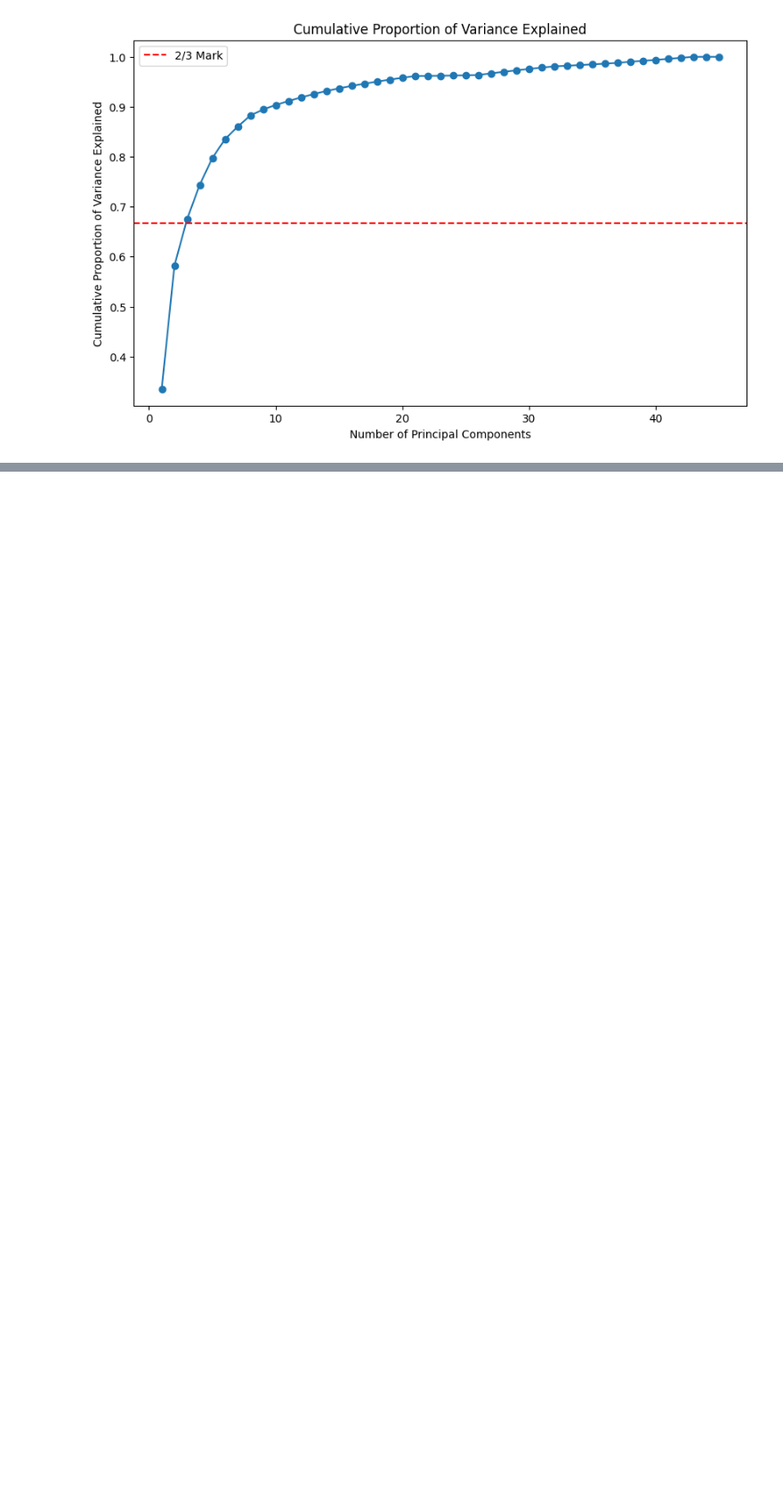
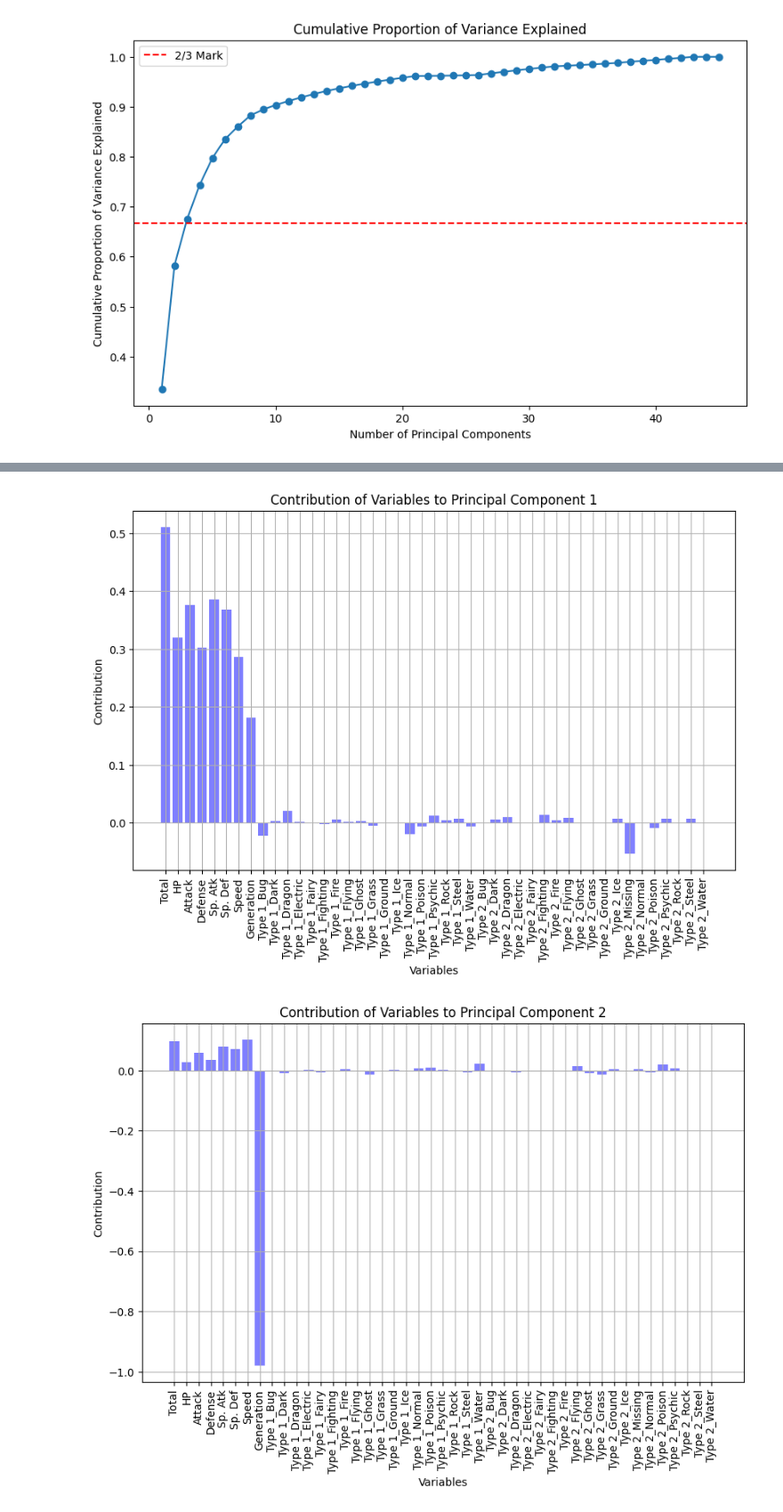
Before and after one commit to j6h666/RR_project, a Jupyter notebook: Pokemon_Clustering_and_Dimension_Reduction.ipynb, the cells around one changed output, grey strips where cells are left out. Shown at 89% size. Drawn from its saved outputs; the diff is of its cells as text; code cells hidden in the pictures; blank space fills up the shorter version.

Commit message:
added variables as vectors

```diff
--- a/Pokemon_Clustering_and_Dimension_Reduction.ipynb
+++ b/Pokemon_Clustering_and_Dimension_Reduction.ipynb
@@ -468,0 +493,16 @@ plt.show()
+# %%
+abs_components = np.abs(components)
+
+#contribution of variables to each principal component
+for i in range(3):
+    plt.figure(figsize=(10, 6))
+    plt.bar(range(len(df_numeric.columns)), components[:, i], color='b', alpha=0.5)
+    plt.xticks(range(len(df_numeric.columns)), df_numeric.columns, rotation=90)
+    plt.xlabel('Variables')
+    plt.ylabel('Contribution')
+    plt.title(f'Contribution of Variables to Principal Component {i+1}')
+    plt.grid(True)
+    plt.show()
+# %% [output]
+[figure, added]
+[figure, added]
```
Also changed, not shown: parts of 5 cells of this notebook.
